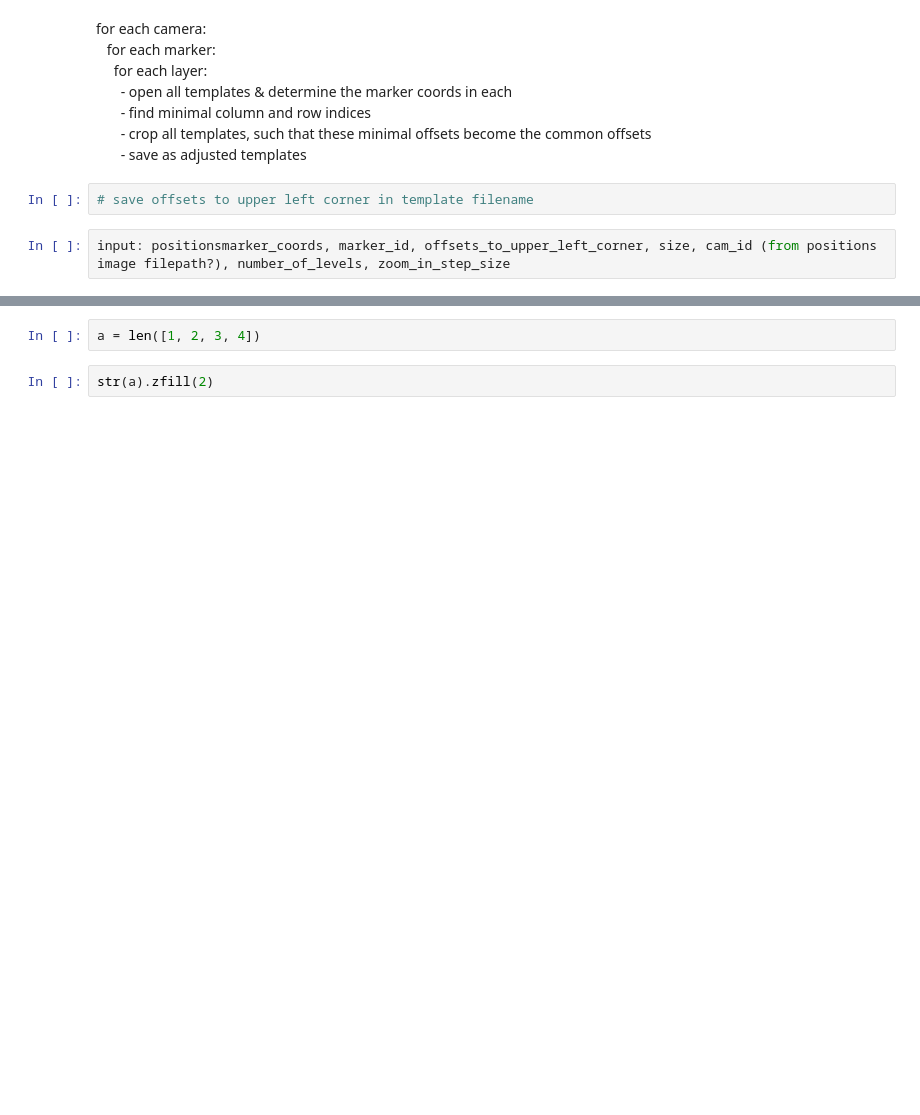
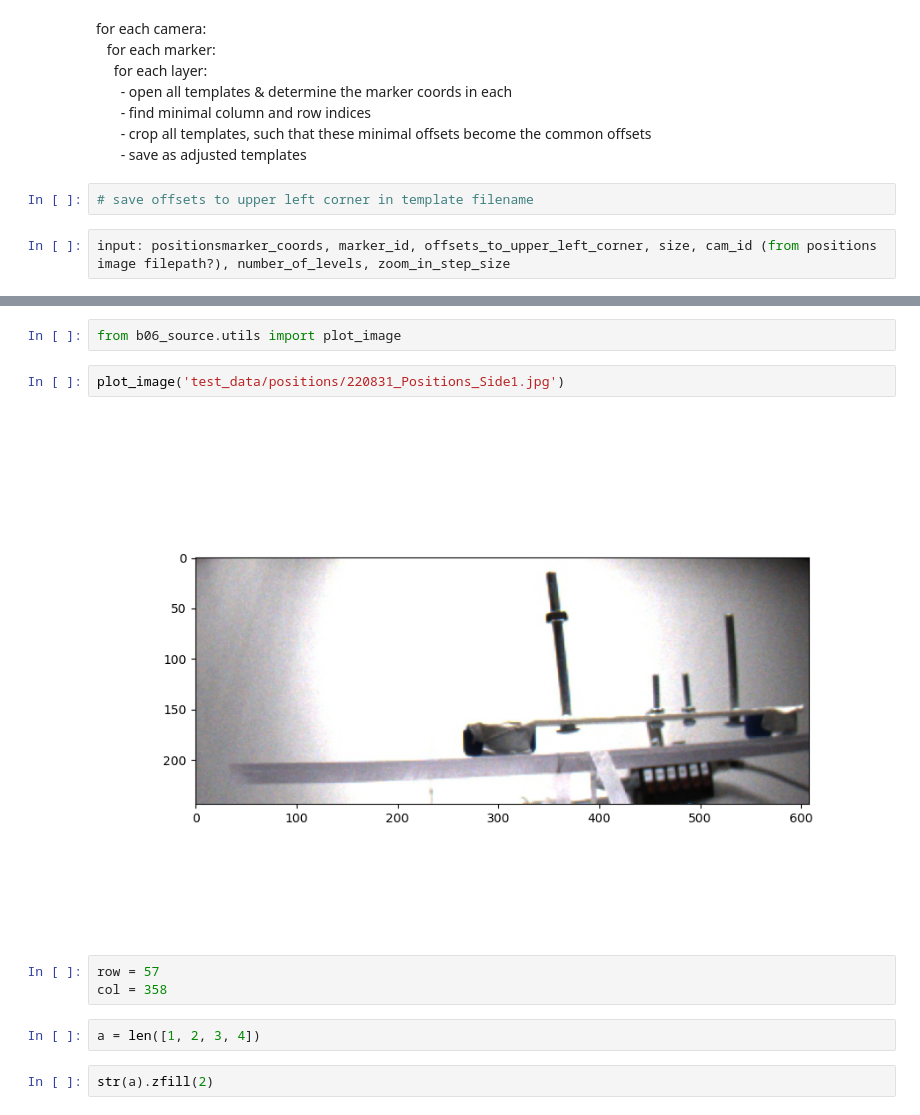
Before and after one commit to retune-commons/let_it_be_3D, a Jupyter notebook: template_matching.ipynb, the cells around one changed output, grey strips where cells are left out. Drawn from its saved outputs; the diff is of its cells as text; blank space fills up the shorter version.

```diff
--- a/template_matching.ipynb
+++ b/template_matching.ipynb
@@ -463,3 +502,12 @@ class CreateNewTemplates:
+# %%
+from b06_source.utils import plot_image
+# %%
+plot_image('test_data/positions/220831_Positions_Side1.jpg')
+# %% [output]
+[figure, added]
+# %%
+row = 57
+col = 358
 # %%
 a = len([1, 2, 3, 4])
 # %%
```
Also changed, not shown: parts of 8 cells of this notebook.
